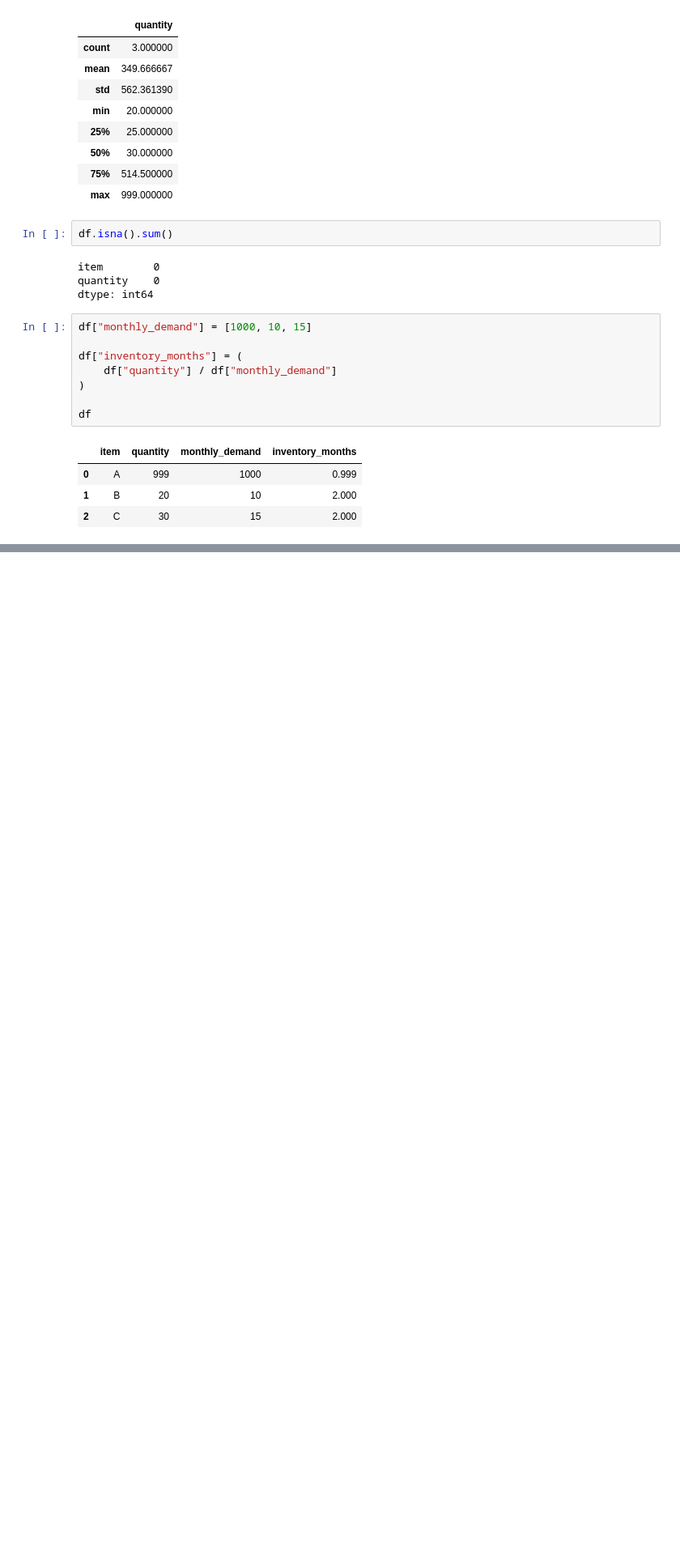
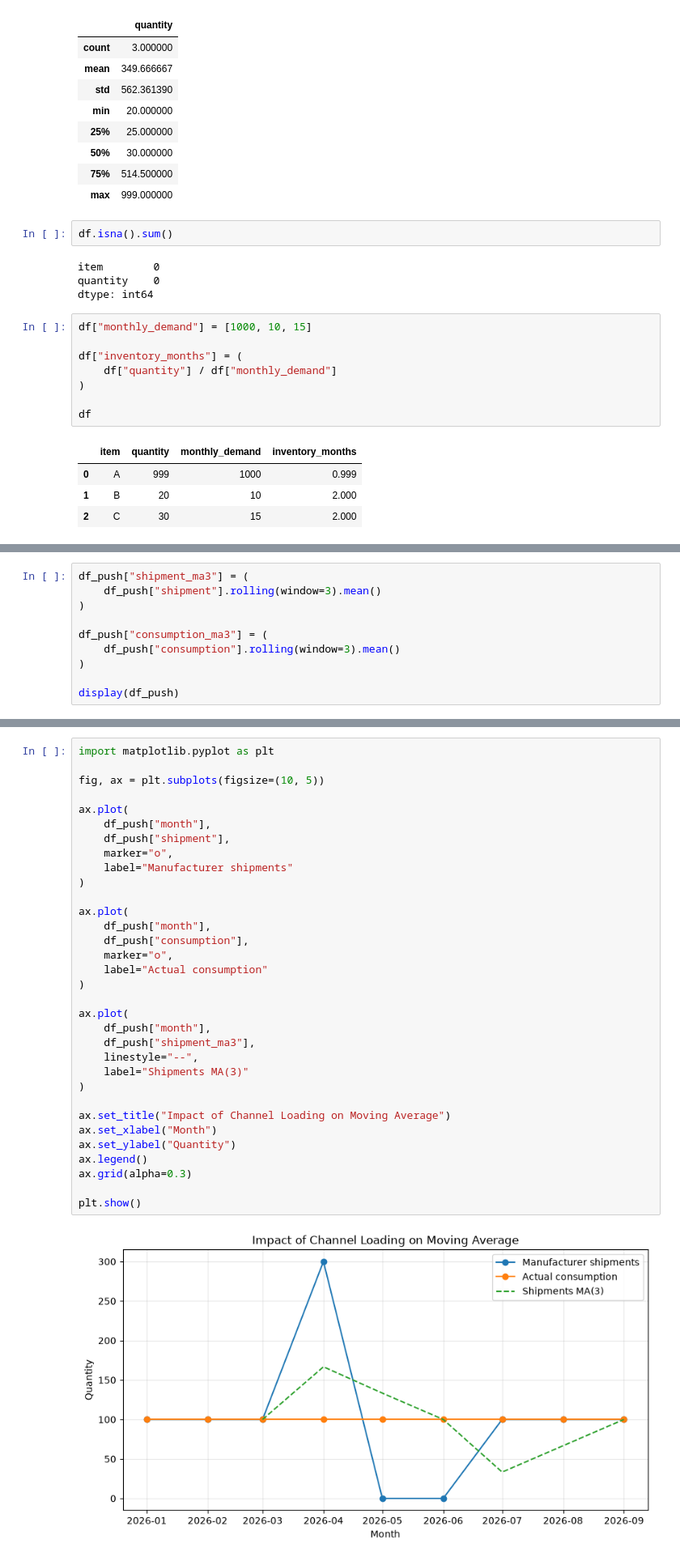
Before and after one commit to rolo9/capability-lab, a Jupyter notebook: notebooks/inventory_analysis.ipynb, the cells around one changed output, grey strips where cells are left out. Shown at 81% size. Saved outputs shown, nothing was run; the diff lists cells and outputs as text; blank space fills up the shorter version.

Commit message:
Add reproducible visualization environment and time-series analysis

```diff
--- a/notebooks/inventory_analysis.ipynb
+++ b/notebooks/inventory_analysis.ipynb
@@ -57,0 +367,10 @@ df
+# %%
+df_push["shipment_ma3"] = (
+    df_push["shipment"].rolling(window=3).mean()
+)
+
+df_push["consumption_ma3"] = (
+    df_push["consumption"].rolling(window=3).mean()
+)
+
+display(df_push)
@@ -57,0 +388,35 @@ df
+# %%
+import matplotlib.pyplot as plt
+
+fig, ax = plt.subplots(figsize=(10, 5))
+
+ax.plot(
+    df_push["month"],
+    df_push["shipment"],
+    marker="o",
+    label="Manufacturer shipments"
+)
+
+ax.plot(
+    df_push["month"],
+    df_push["consumption"],
+    marker="o",
+    label="Actual consumption"
+)
+
+ax.plot(
+    df_push["month"],
+    df_push["shipment_ma3"],
+    linestyle="--",
+    label="Shipments MA(3)"
+)
+
+ax.set_title("Impact of Channel Loading on Moving Average")
+ax.set_xlabel("Month")
+ax.set_ylabel("Quantity")
+ax.legend()
+ax.grid(alpha=0.3)
+
+plt.show()
+# %% [output]
+[figure, added]
```
Also changed, not shown: parts of 18 cells of this notebook, 3 other files.
